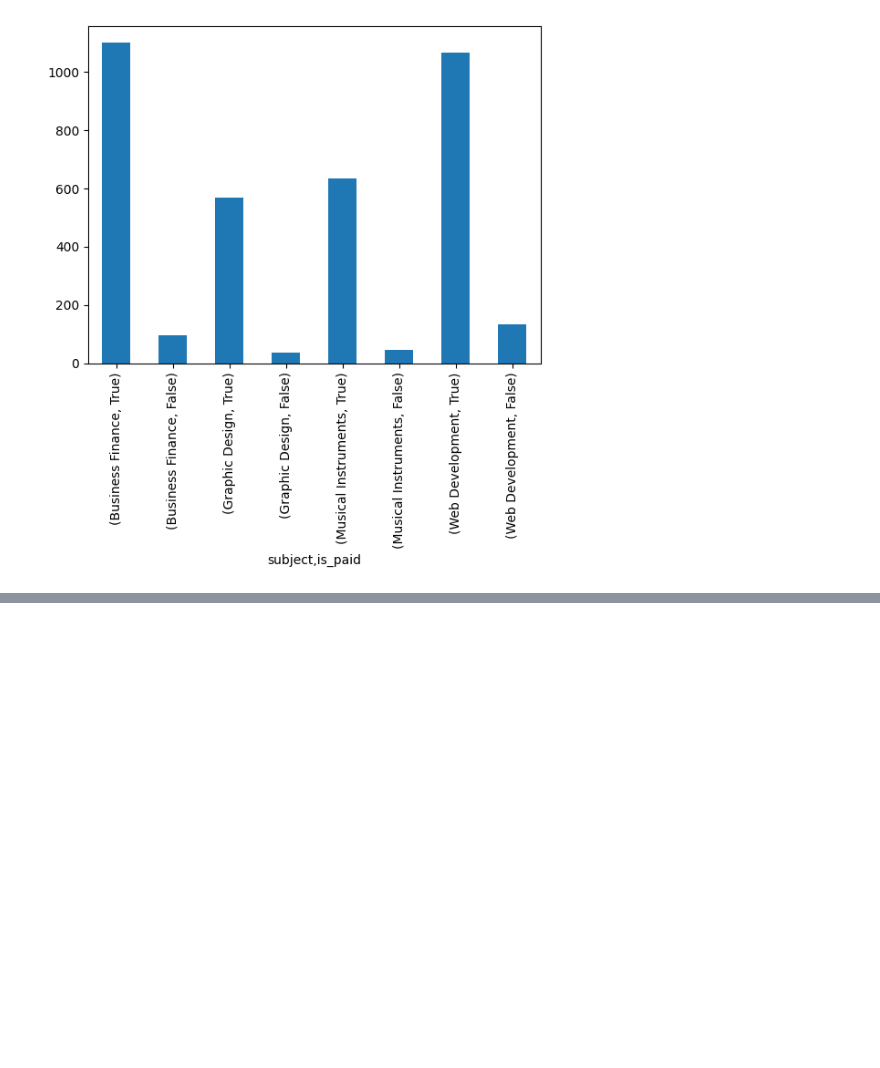
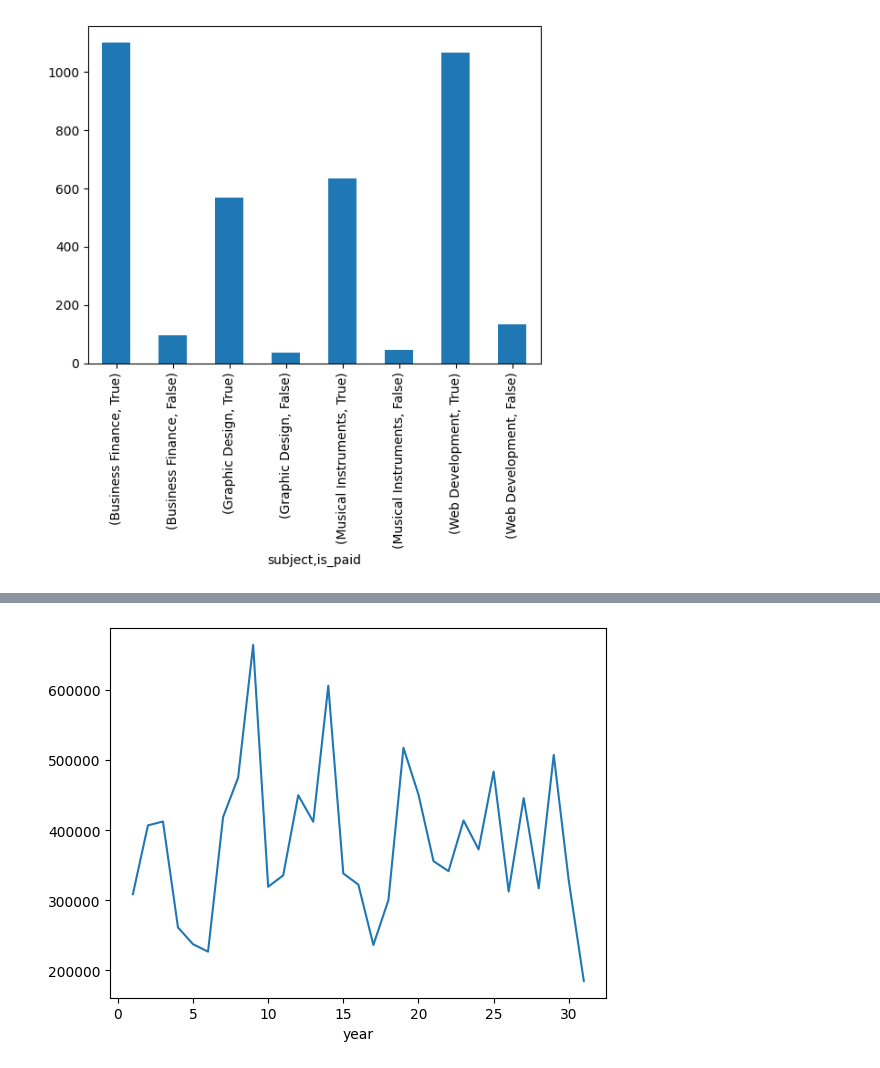
Before and after one commit to ahmedllshafiey/Udemy-Analysis, a Jupyter notebook: Udemy.ipynb, the cells around one changed output, grey strips where cells are left out. Saved outputs shown, nothing was run; the diff lists cells and outputs as text; code cells hidden in the pictures; blank space fills up the shorter version.

```diff
--- a/Udemy.ipynb
+++ b/Udemy.ipynb
@@ -334,0 +406,5 @@ plt.show()
+# %%
+df.groupby('year')['num_subscribers'].sum().plot(kind='line')
+plt.show()
+# %% [output]
+[figure, added]
```
Also changed, not shown: parts of 8 cells of this notebook.
